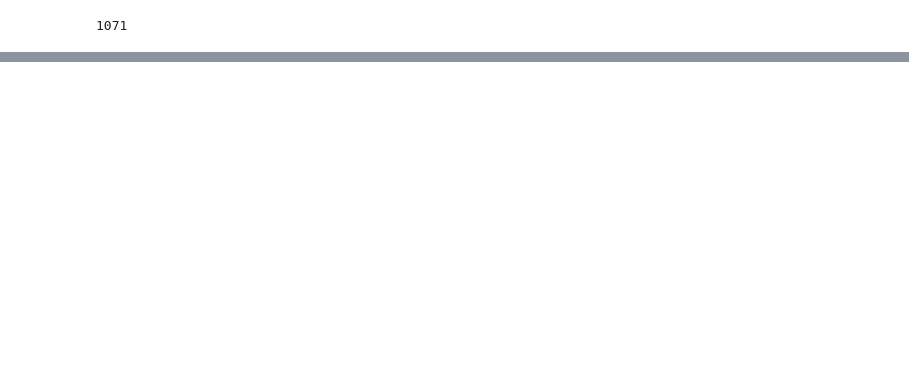
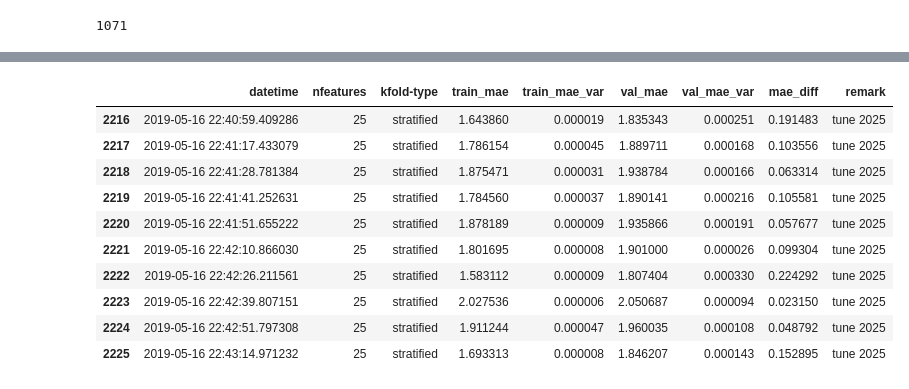
Before and after one commit to arhow/LANLEarthquakePrediction2019, a Jupyter notebook: lgbm.ipynb, the cells around one changed output, grey strips where cells are left out. Saved outputs shown, nothing was run; the diff lists cells and outputs as text; code cells hidden in the pictures; blank space fills up the shorter version.

```diff
--- a/lgbm.ipynb
+++ b/lgbm.ipynb
@@ -229,3 +197,17 @@ study.optimize(objective, n_trials=200)
+# %%
+df_trial[['datetime','nfeatures', 'kfold-type', 'train_mae','train_mae_var','val_mae','val_mae_var','mae_diff','remark']].tail(10)
+# %% [output]
+|  | datetime | nfeatures | kfold-type | train_mae | train_mae_var | val_mae | val_mae_var | mae_diff | remark |
+| 2216 | 2019-05-16 22:40:59.409286 | 25 | stratified | 1.643860 | 0.000019 | 1.835343 | 0.000251 | 0.191483 | tune 2025 |
+| 2217 | 2019-05-16 22:41:17.433079 | 25 | stratified | 1.786154 | 0.000045 | 1.889711 | 0.000168 | 0.103556 | tune 2025 |
+| 2218 | 2019-05-16 22:41:28.781384 | 25 | stratified | 1.875471 | 0.000031 | 1.938784 | 0.000166 | 0.063314 | tune 2025 |
+| 2219 | 2019-05-16 22:41:41.252631 | 25 | stratified | 1.784560 | 0.000037 | 1.890141 | 0.000216 | 0.105581 | tune 2025 |
+| 2220 | 2019-05-16 22:41:51.655222 | 25 | stratified | 1.878189 | 0.000009 | 1.935866 | 0.000191 | 0.057677 | tune 2025 |
+| 2221 | 2019-05-16 22:42:10.866030 | 25 | stratified | 1.801695 | 0.000008 | 1.901000 | 0.000026 | 0.099304 | tune 2025 |
+| 2222 | 2019-05-16 22:42:26.211561 | 25 | stratified | 1.583112 | 0.000009 | 1.807404 | 0.000330 | 0.224292 | tune 2025 |
+| 2223 | 2019-05-16 22:42:39.807151 | 25 | stratified | 2.027536 | 0.000006 | 2.050687 | 0.000094 | 0.023150 | tune 2025 |
+| 2224 | 2019-05-16 22:42:51.797308 | 25 | stratified | 1.911244 | 0.000047 | 1.960035 | 0.000108 | 0.048792 | tune 2025 |
+| 2225 | 2019-05-16 22:43:14.971232 | 25 | stratified | 1.693313 | 0.000008 | 1.846207 | 0.000143 | 0.152895 | tune 2025 |
 # %%
 df_trial = pd.DataFrame(mytrial)
 df_trial['kfold-type'] = df_trial['param'].apply(lambda x: x['kfold']['type'])
```
Also changed, not shown: parts of 28 cells of this notebook, 16 other files.
